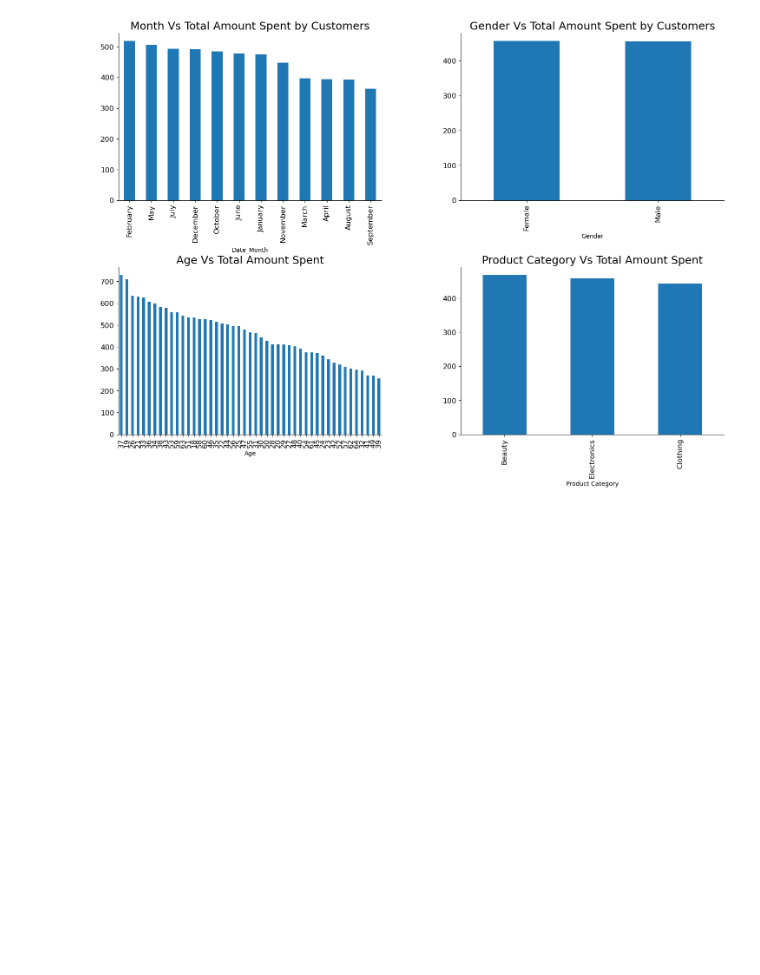
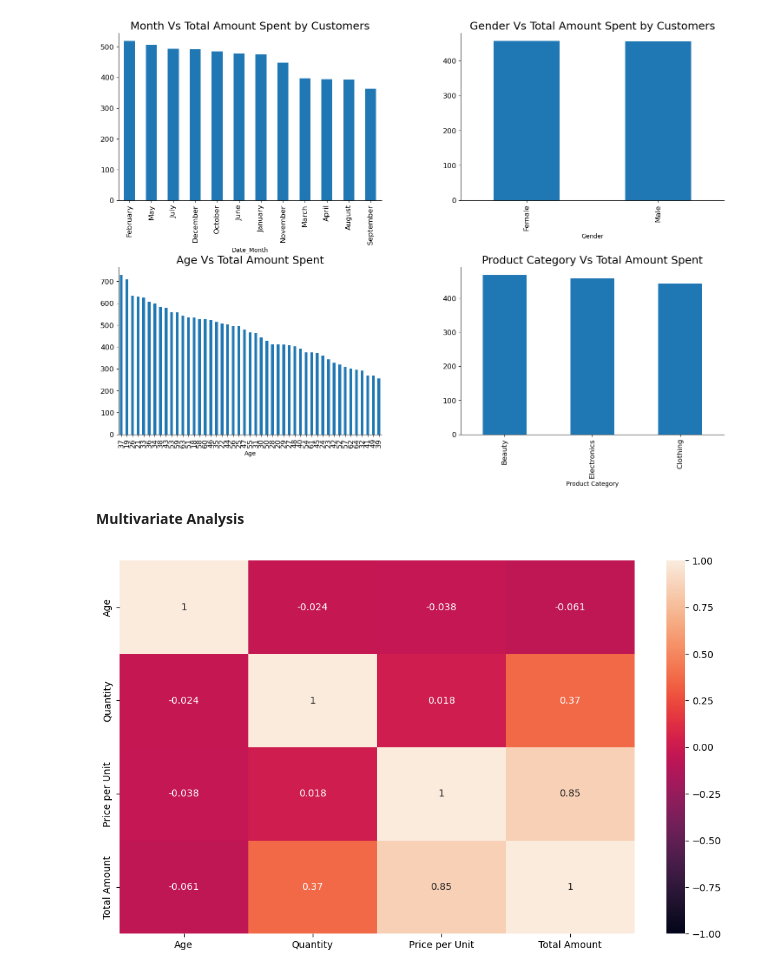
Before and after one commit to Team9DSI/Retail-Sales-and-Customer-Demographics, a Jupyter notebook: data/processed/EDA_Srujana.ipynb, the cells around one changed output. Drawn from its saved outputs; the diff is of its cells as text; code cells hidden in the pictures; blank space fills up the shorter version.

Commit message:
multivariate analysis is done

```diff
--- a/data/processed/EDA_Srujana.ipynb
+++ b/data/processed/EDA_Srujana.ipynb
@@ -271,3 +271,11 @@ sns.despine()
 plt.show()
 # %% [output]
 [figure]
+# %% [markdown]
+**Multivariate Analysis**
+# %%
+plt.figure(figsize=(12, 7))
+sns.heatmap(retail_data.drop(['Date','Customer ID','Transaction ID','Gender', 'Product Category', 'Date_Month'],axis=1).corr(), annot = True, vmin = -1, vmax = 1)
+plt.show()
+# %% [output]
+[figure, added]
```
